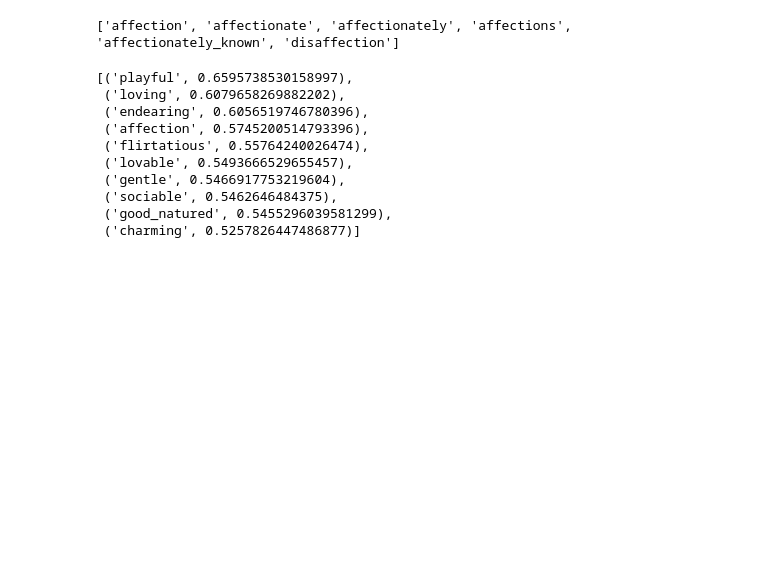
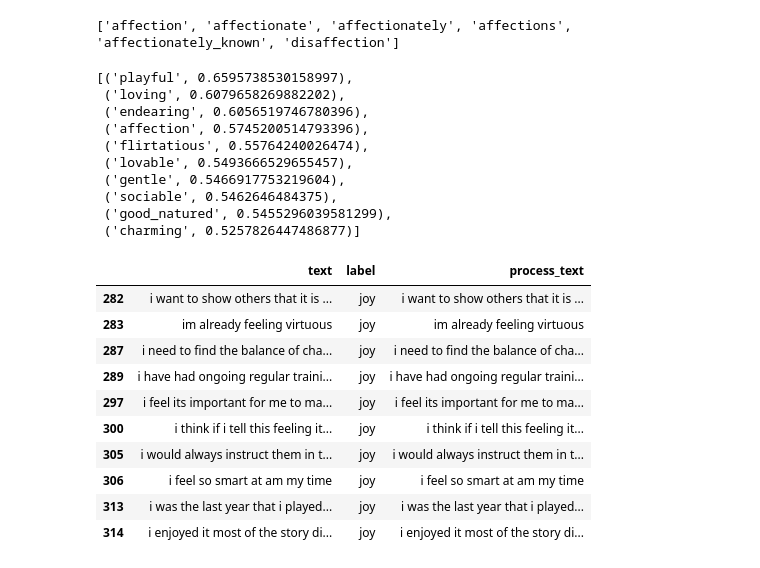
Before and after one commit to garimasc/emotional_classification, a Jupyter notebook: word2vec.ipynb, the cells around one changed output. Saved outputs shown, nothing was run; the diff lists cells and outputs as text; code cells hidden in the pictures; blank space fills up the shorter version.

```diff
--- a/word2vec.ipynb
+++ b/word2vec.ipynb
@@ -144,3 +146,17 @@ class W2VEmbeddings(TransformerMixin):
                     if w in self.w2v_model.key_to_index.keys()]
                     or [np.zeros(self.max_len)], axis= 0))
         return X_w2v
+# %%
+data.query('label=="joy"').head(100).tail(10)
+# %% [output]
+|  | text | label | process_text |
+| 282 | i want to show others that it is ... | joy | i want to show others that it is ... |
+| 283 | im already feeling virtuous | joy | im already feeling virtuous |
+| 287 | i need to find the balance of cha... | joy | i need to find the balance of cha... |
+| 289 | i have had ongoing regular traini... | joy | i have had ongoing regular traini... |
+| 297 | i feel its important for me to ma... | joy | i feel its important for me to ma... |
+| 300 | i think if i tell this feeling it... | joy | i think if i tell this feeling it... |
+| 305 | i would always instruct them in t... | joy | i would always instruct them in t... |
+| 306 | i feel so smart at am my time | joy | i feel so smart at am my time |
+| 313 | i was the last year that i played... | joy | i was the last year that i played... |
+| 314 | i enjoyed it most of the story di... | joy | i enjoyed it most of the story di... |
```
Also changed, not shown: parts of 12 cells of this notebook, 2 other files.
